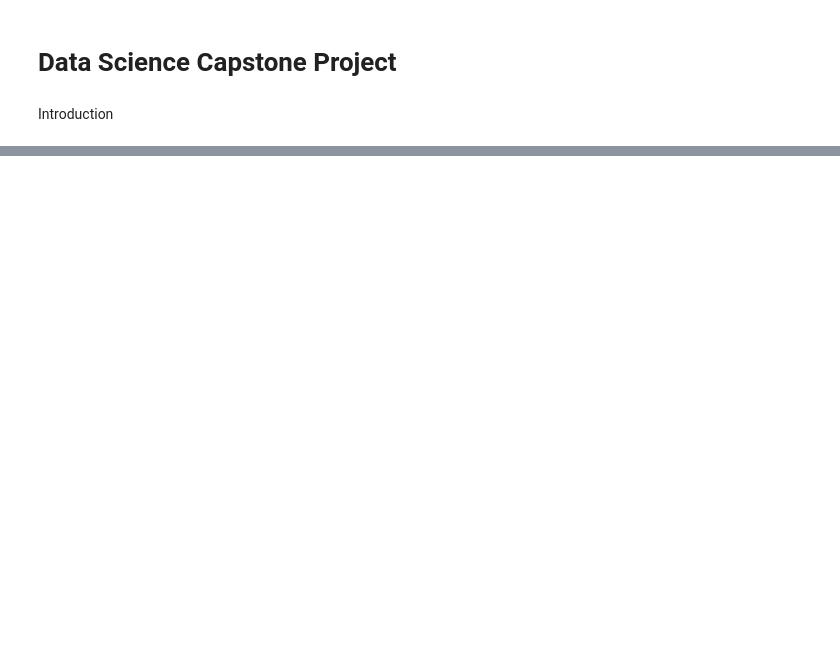
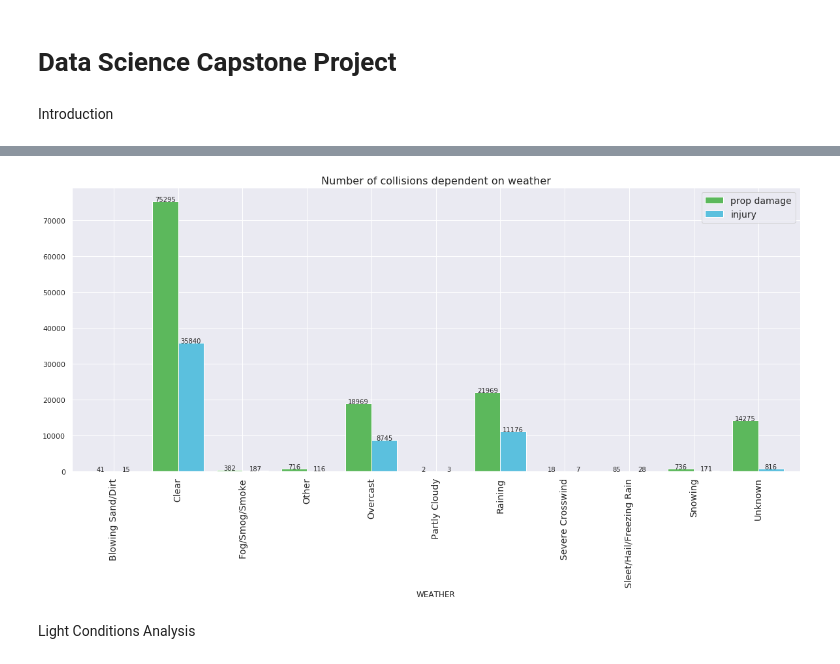
Before and after one commit to hrichards6/Coursera_Capstone, a Jupyter notebook: Data Science Capstone Project Notebook.ipynb, the cells around one changed output, grey strips where cells are left out. Cells and saved outputs as stored; diff of their text form; code cells hidden in the pictures; blank space fills up the shorter version.

```diff
--- a/Data Science Capstone Project Notebook.ipynb
+++ b/Data Science Capstone Project Notebook.ipynb
@@ -11,2 +7,9 @@ import numpy as np
+# %%
+import pandas as pd
+import numpy as np
+import seaborn as sns #visualisation
+import matplotlib.pyplot as plt #visualisation
+get_ipython().run_line_magic('matplotlib', 'inline')
+sns.set(color_codes=True)
 # %%
 print('Hello Capstone Project Course')
@@ -12,0 +142,3 @@ print('Hello Capstone Project Course')
+# %%
+collisions_data[['1','2']]= pd.get_dummies(collisions_data.SEVERITYCODE)
+collisions_data.head()
@@ -12,0 +153,4 @@ print('Hello Capstone Project Course')
+# %%
+#Analysing weather visually
+weather_df = collisions_data.groupby(by = 'WEATHER').sum()
+weather_df.head()
@@ -12,0 +171,4 @@ print('Hello Capstone Project Course')
+# %%
+weather_df = weather_df[['1','2']]
+weather_df = weather_df.rename(columns={'1': 'prop damage', '2':'injury'})
+weather_df
@@ -12,0 +189,24 @@ print('Hello Capstone Project Course')
+# %%
+fig= plt.figure()
+ax0 = fig.add_subplot(1,1,1)
+weather_df.plot(kind = 'bar', figsize = (20,8), width= 0.8,
+               color = ['#5cb85c', '#5bc0de','#d95348'], ax=ax0)
+ax0.set_title('Number of collisions dependent on weather', size = 16)
+plt.xticks(fontsize=14)
+
+indx = np.arange(len(weather_df.columns))
+
+
+for p in ax0.patches:
+    ax0.annotate("%.f" % p.get_height(),
+               (p.get_x() + p.get_width() / 2 , p.get_height()),
+               ha = 'center', va = 'center', xytext = (0,3), textcoords = 'offset points')
+
+
+plt.legend(labels = weather_df.columns,fontsize = 14, loc = 'upper right')
+
+plt.show()
+# %% [output]
+[figure, added]
+# %% [markdown]
+Light Conditions Analysis
```
Also changed, not shown: parts of 81 cells of this notebook.
